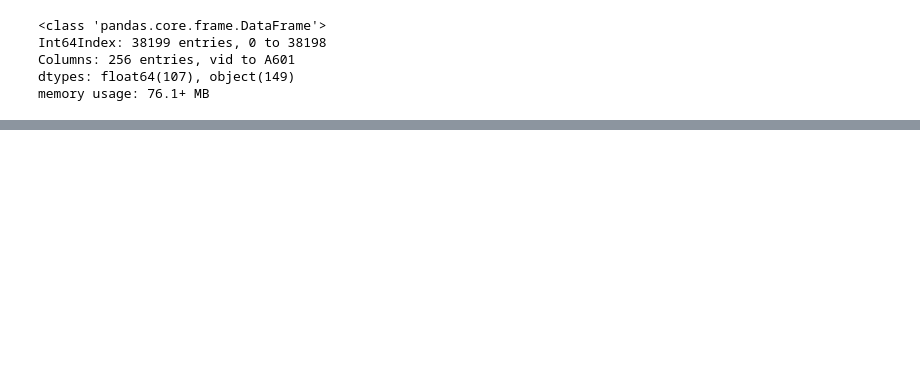
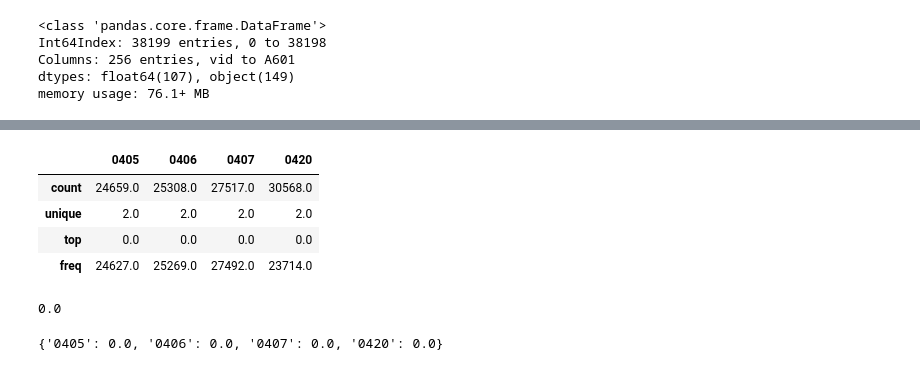
Before and after one commit to yzlnew/MeinianPredict, a Jupyter notebook: notebook/data_preprocessing_numerical.ipynb, the cells around one changed output, grey strips where cells are left out. Saved outputs shown, nothing was run; the diff lists cells and outputs as text; code cells hidden in the pictures; blank space fills up the shorter version.

Commit message:
experiment on cate feature

```diff
--- a/notebook/data_preprocessing_numerical.ipynb
+++ b/notebook/data_preprocessing_numerical.ipynb
@@ -220,0 +410,12 @@ merged_train_df.describe(include='O')
+# %%
+merged_train_df.describe(include='category')
+# %% [output]
+|  | 0405 | 0406 | 0407 | 0420 |
+| count | 24659.0 | 25308.0 | 27517.0 | 30568.0 |
+| unique | 2.0 | 2.0 | 2.0 | 2.0 |
+| top | 0.0 | 0.0 | 0.0 | 0.0 |
+| freq | 24627.0 | 25269.0 | 27492.0 | 23714.0 |
+# %%
+merged_train_df['0405'].value_counts().index[0]
+# %% [output]
+0.0
@@ -220,0 +427,4 @@ merged_train_df.describe(include='O')
+# %%
+most_cate
+# %% [output]
+{'0405': 0.0, '0406': 0.0, '0407': 0.0, '0420': 0.0}
```
Also changed, not shown: parts of 35 cells of this notebook.
